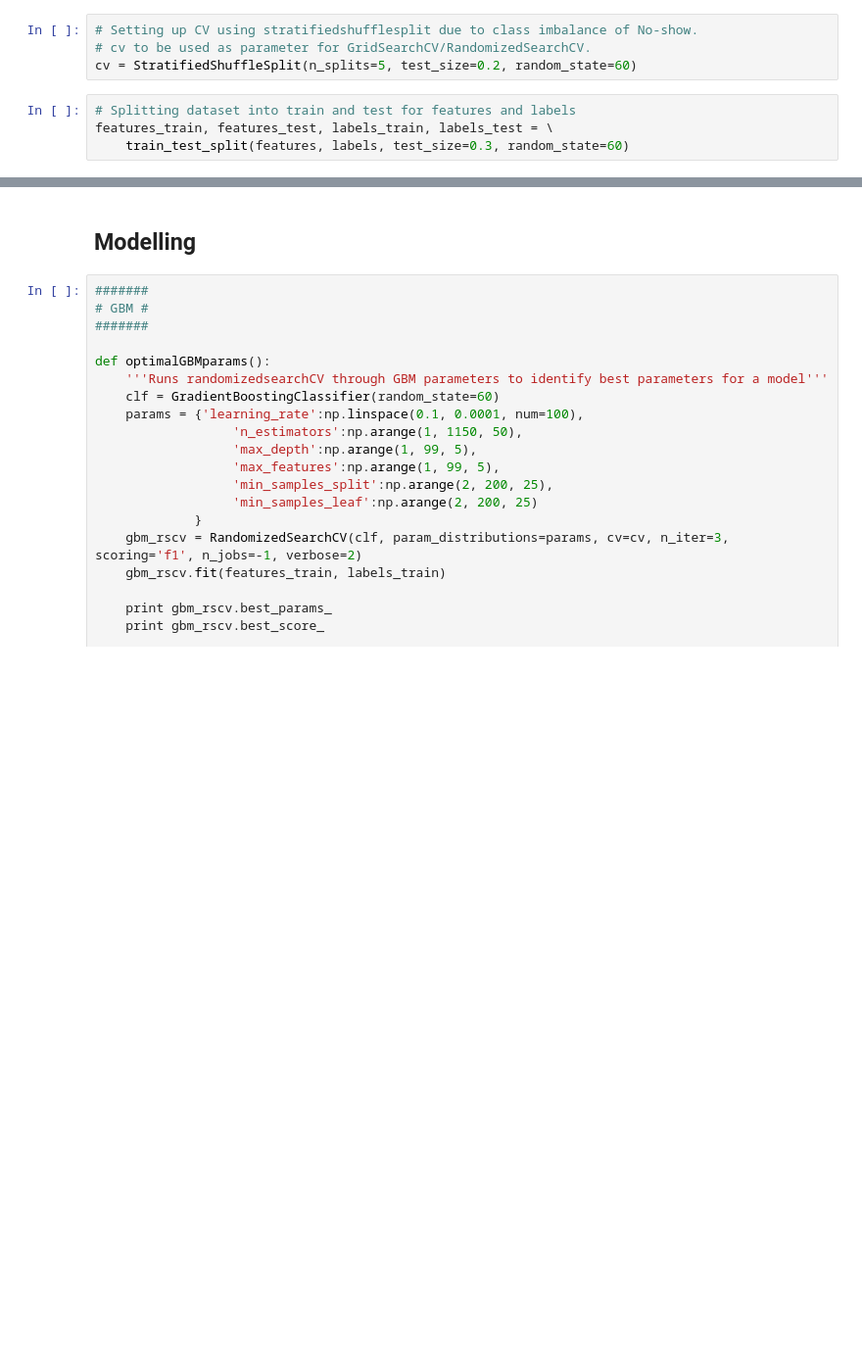
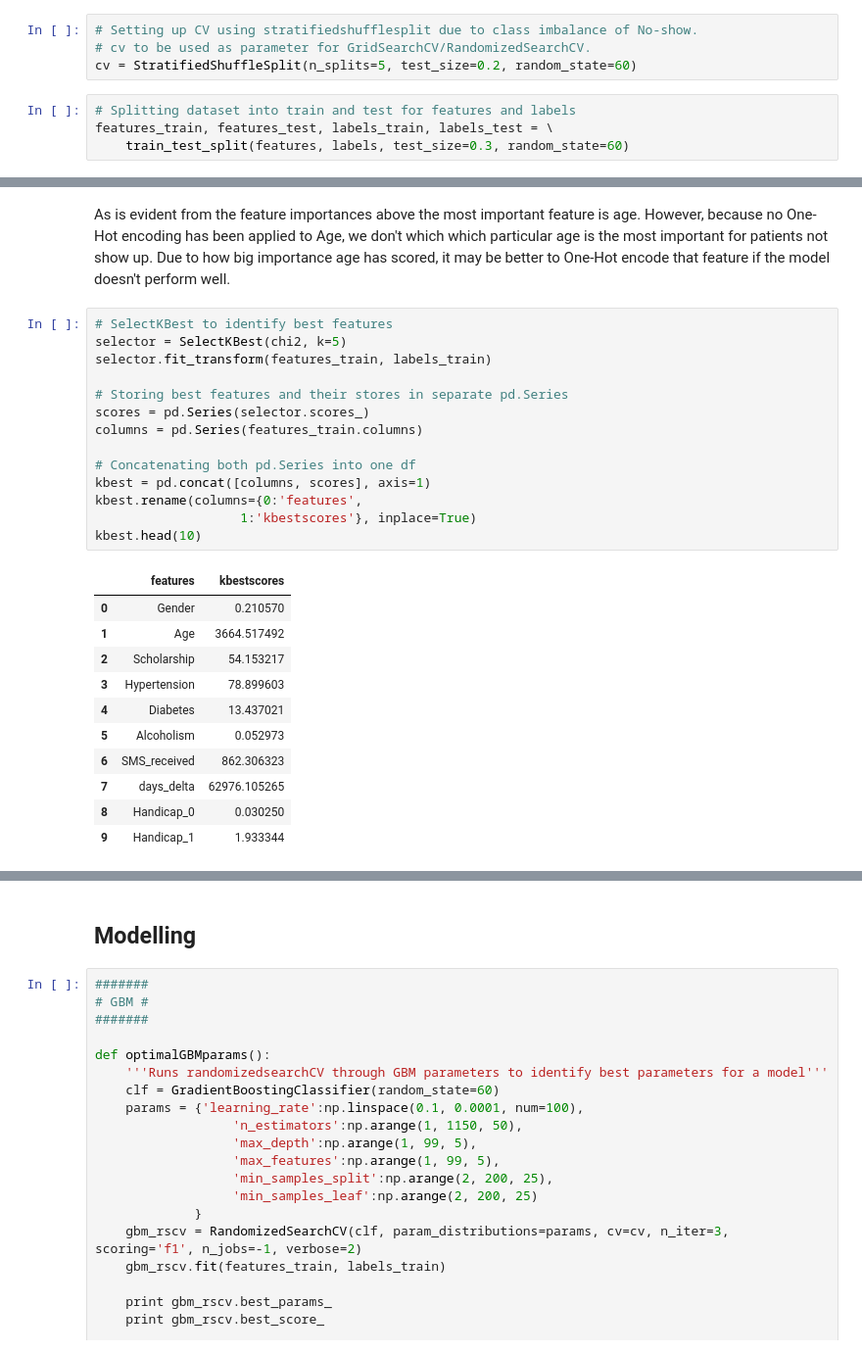
Before and after one commit to AmmarJawad/No-show-Medical-Appointments, a Jupyter notebook: project_submission.ipynb, the cells around one changed output, grey strips where cells are left out. Shown at 98% size. Cells and saved outputs as stored; diff of their text form; blank space fills up the shorter version.

```diff
--- a/project_submission.ipynb
+++ b/project_submission.ipynb
@@ -293,0 +308,28 @@ for i in range(1, len(importances), 1):
+# %% [markdown]
+As is evident from the feature importances above the most important feature is age. However, because no One-Hot encoding has been applied to Age, we don't which which particular age is the most important for patients not show up. Due to how big importance age has scored, it may be better to One-Hot encode that feature if the model doesn't perform well.
+# %%
+# SelectKBest to identify best features
+selector = SelectKBest(chi2, k=5)
+selector.fit_transform(features_train, labels_train)
+
+# Storing best features and their stores in separate pd.Series
+scores = pd.Series(selector.scores_)
+columns = pd.Series(features_train.columns)
+
+# Concatenating both pd.Series into one df
+kbest = pd.concat([columns, scores], axis=1)
+kbest.rename(columns={0:'features',
+                   1:'kbestscores'}, inplace=True)
+kbest.head(10)
+# %% [output]
+|  | features | kbestscores |
+| 0 | Gender | 0.210570 |
+| 1 | Age | 3664.517492 |
+| 2 | Scholarship | 54.153217 |
+| 3 | Hypertension | 78.899603 |
+| 4 | Diabetes | 13.437021 |
+| 5 | Alcoholism | 0.052973 |
+| 6 | SMS_received | 862.306323 |
+| 7 | days_delta | 62976.105265 |
+| 8 | Handicap_0 | 0.030250 |
+| 9 | Handicap_1 | 1.933344 |
```
Also changed, not shown: parts of 4 cells of this notebook.
